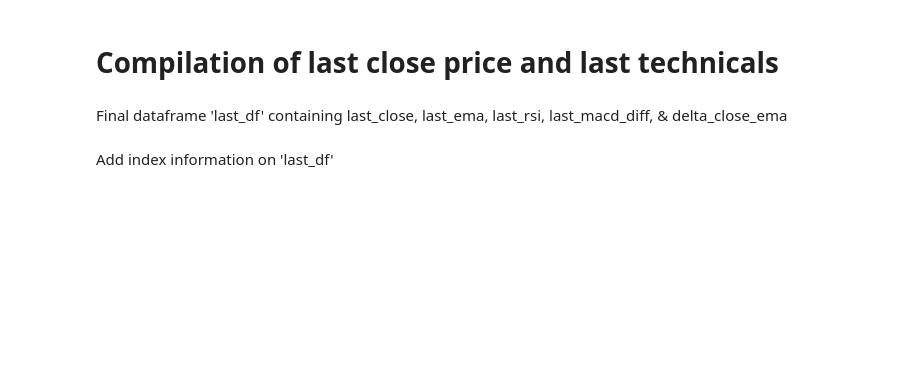
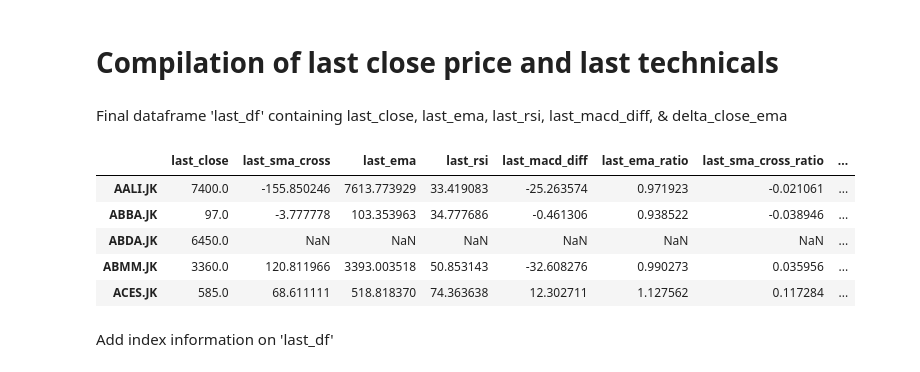
Before and after one commit to fakhreza-s/live-stock-analysis-yfinance, a Jupyter notebook: stock_analysis.ipynb, the cells around one changed output. Drawn from its saved outputs; the diff is of its cells as text; code cells hidden in the pictures; blank space fills up the shorter version.

```diff
--- a/stock_analysis.ipynb
+++ b/stock_analysis.ipynb
@@ -276,15 +280,28 @@ Final dataframe 'last_df' containing last_close, last_ema, last_rsi, last_macd_d
 # %%
 last_close = df.groupby('Ticker').last()['Close']
 last_ema = ema_df.tail(1).T.squeeze()
 last_sma_cross = sma_cross_df.tail(1).T.squeeze()
 last_rsi = rsi_df.tail(1).reset_index().drop('Date', axis=1).T.squeeze()
 last_macd_diff = macd_df.tail(1).filter(regex='_MACD_Diff$').T.squeeze()
 last_macd_diff.index = df['Ticker'].unique()
 
 last_df = pd.DataFrame([last_close, last_sma_cross,  last_ema, last_rsi, last_macd_diff])
 last_df.index = ['last_close', 'last_sma_cross', 'last_ema', 'last_rsi', 'last_macd_diff']
 last_df = last_df.transpose()
+
+# Add close / EMA ratio, SMA Cross / close ratio, and MACD Diff / close ratio
+last_df['last_ema_ratio'] = last_df['last_close'] / last_df['last_ema']
+last_df['last_sma_cross_ratio'] = last_df['last_sma_cross'] / last_df['last_close']
+last_df['last_macd_diff_ratio'] = last_df['last_macd_diff'] / last_df['last_close']
+
 last_df.head()
+# %% [output]
+|  | last_close | last_sma_cross | last_ema | last_rsi | last_macd_diff | last_ema_ratio | last_sma_cross_ratio | ... |
+| AALI.JK | 7400.0 | -155.850246 | 7613.773929 | 33.419083 | -25.263574 | 0.971923 | -0.021061 | ... |
+| ABBA.JK | 97.0 | -3.777778 | 103.353963 | 34.777686 | -0.461306 | 0.938522 | -0.038946 | ... |
+| ABDA.JK | 6450.0 | NaN | NaN | NaN | NaN | NaN | NaN | ... |
+| ABMM.JK | 3360.0 | 120.811966 | 3393.003518 | 50.853143 | -32.608276 | 0.990273 | 0.035956 | ... |
+| ACES.JK | 585.0 | 68.611111 | 518.818370 | 74.363638 | 12.302711 | 1.127562 | 0.117284 | ... |
 # %% [markdown]
 Add index information on 'last_df'
 # %%
```
Also changed, not shown: parts of 18 cells of this notebook, 2 other files.
